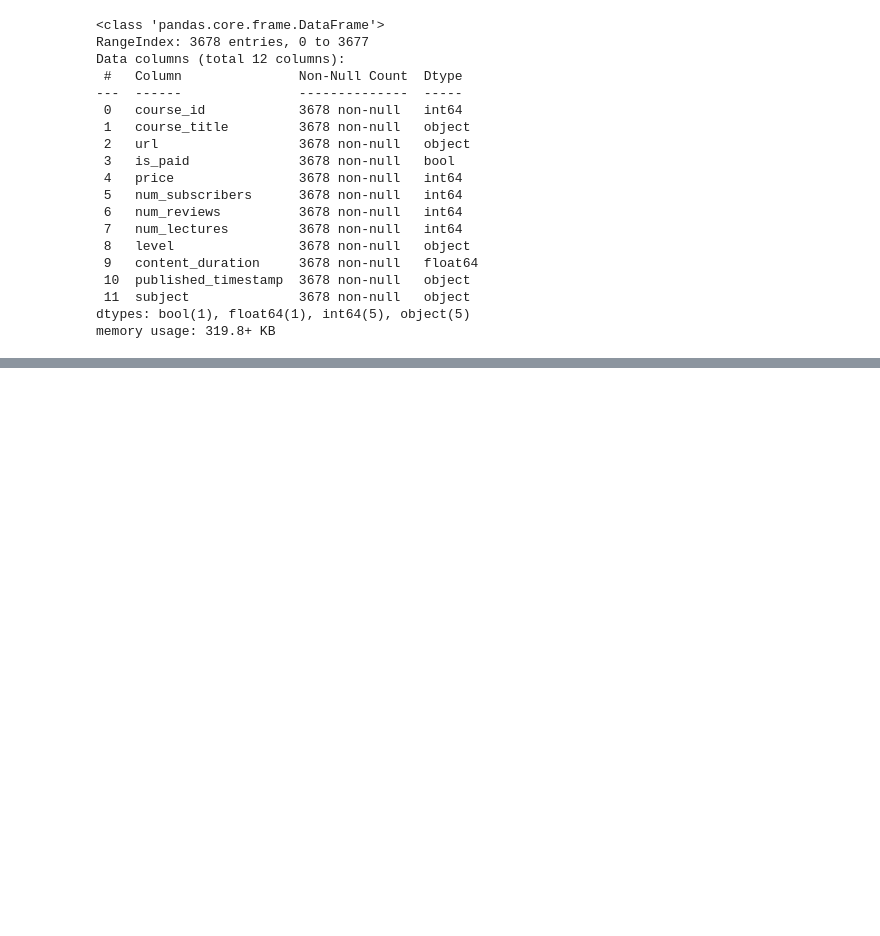
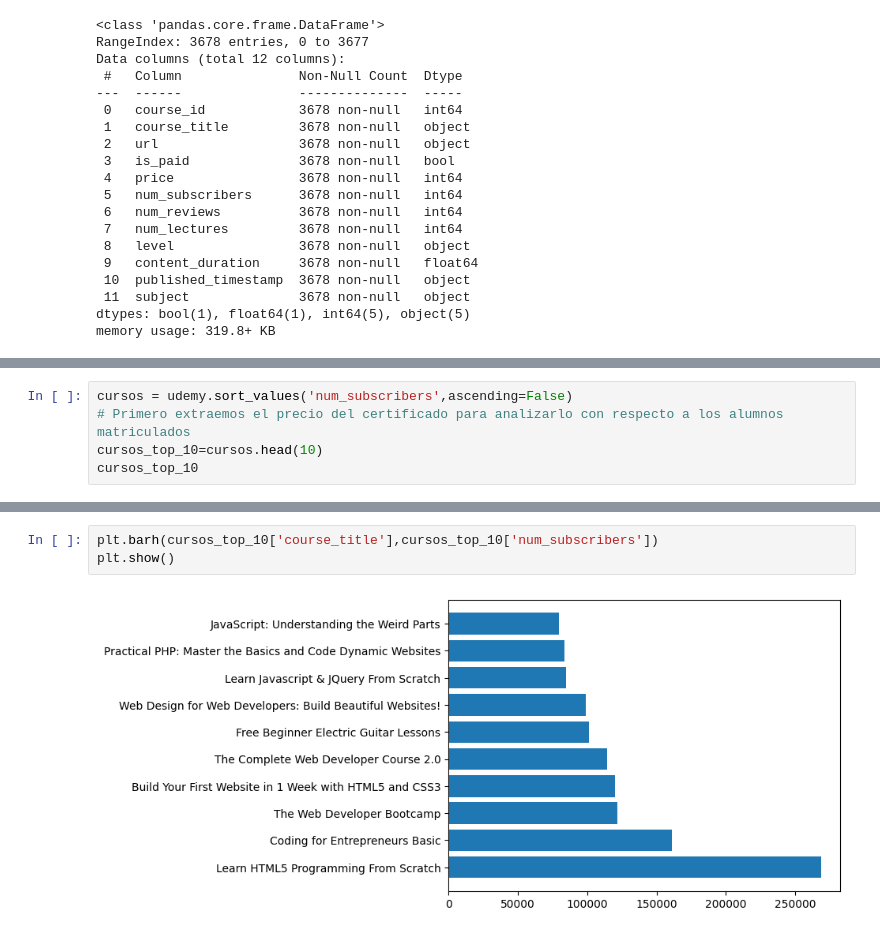
Before and after one commit to pedroOria/PI02_data_analitics, a Jupyter notebook: EDA_udemy.ipynb, the cells around one changed output, grey strips where cells are left out. Drawn from its saved outputs; the diff is of its cells as text; blank space fills up the shorter version.

```diff
--- a/EDA_udemy.ipynb
+++ b/EDA_udemy.ipynb
@@ -36,0 +53,5 @@ memory usage: 319.8+ KB
+# %%
+cursos = udemy.sort_values('num_subscribers',ascending=False)
+# Primero extraemos el precio del certificado para analizarlo con respecto a los alumnos matriculados
+cursos_top_10=cursos.head(10)
+cursos_top_10
@@ -36,0 +70,5 @@ memory usage: 319.8+ KB
+# %%
+plt.barh(cursos_top_10['course_title'],cursos_top_10['num_subscribers'])
+plt.show()
+# %% [output]
+[figure, added]
```
Also changed, not shown: parts of 6 cells of this notebook.
